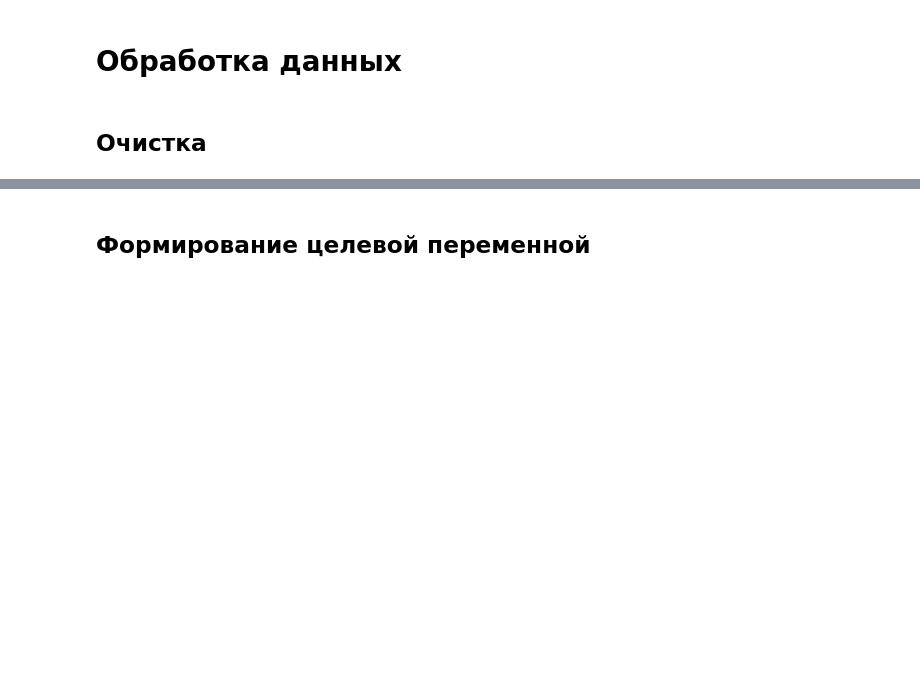
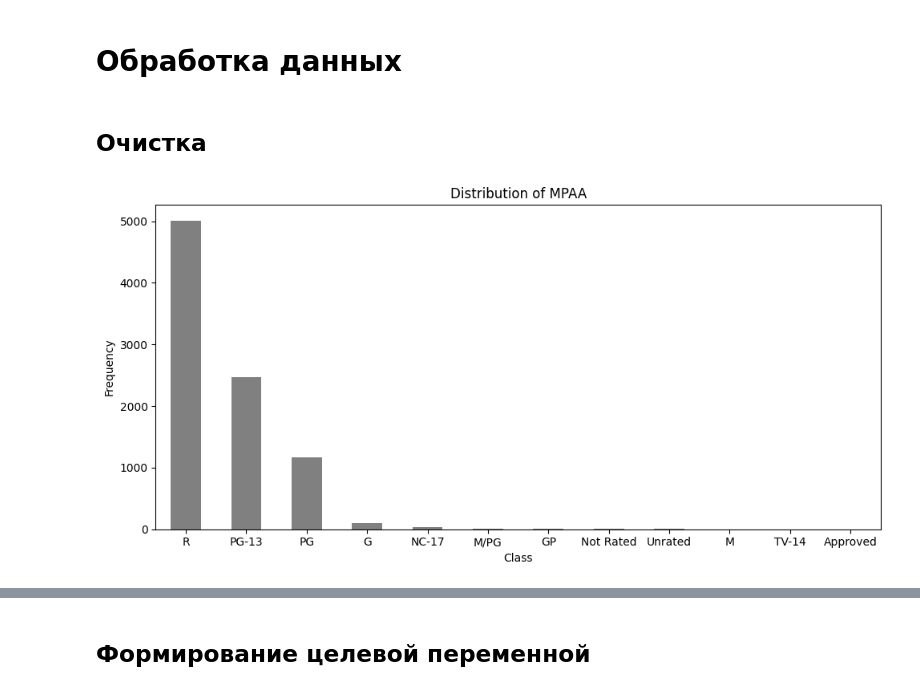
Before and after one commit to muratom/movie-box-office-prediction, a Jupyter notebook: 1_bor_tabular_prereleased.ipynb, the cells around one changed output, grey strips where cells are left out. Saved outputs shown, nothing was run; the diff lists cells and outputs as text; code cells hidden in the pictures; blank space fills up the shorter version.

```diff
--- a/1_bor_tabular_prereleased.ipynb
+++ b/1_bor_tabular_prereleased.ipynb
@@ -46,3 +46,18 @@ cfg = Config(
 # Обработка данных
 # %% [markdown]
 ## Очистка
+# %%
+df = pd.read_csv('./movie_dataset.csv', index_col=0)
+# %%
+df['mpaa'].value_counts().plot(kind='bar', color='gray', rot=0, figsize=(10, 5))
+
+# Set titles and labels
+plt.title('Distribution of MPAA')
+plt.xlabel('Class')
+plt.ylabel('Frequency')
+
+# Show the plot
+plt.tight_layout()
+plt.show()
+# %% [output]
+[figure, added]
```
Also changed, not shown: parts of 14 cells of this notebook, 1 other file.
